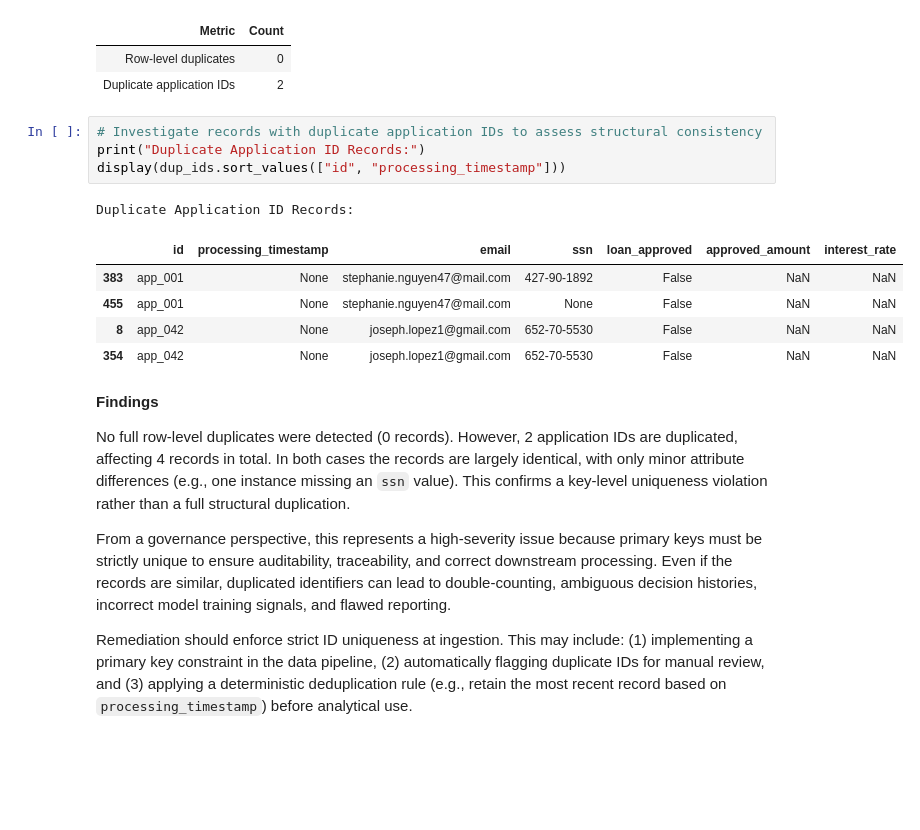
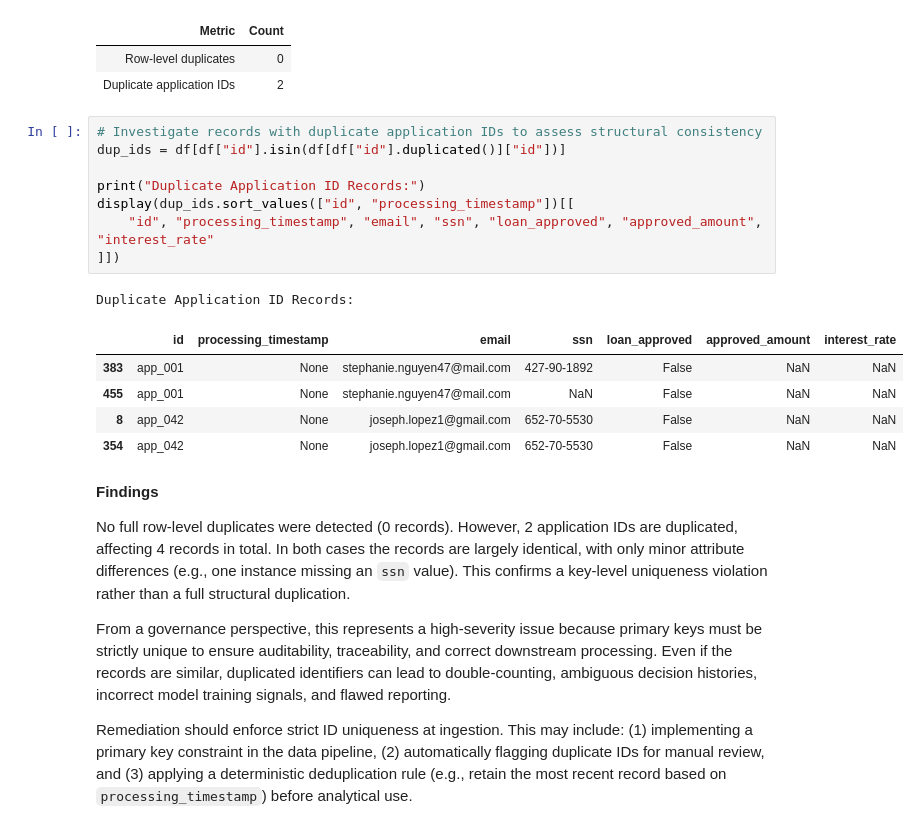
Before and after one commit to mchlkan/dego-2606-group3, a Jupyter notebook: notebooks/01-data-quality.ipynb, the cells around one changed output. Cells and saved outputs as stored; diff of their text form; blank space fills up the shorter version.

```diff
--- a/notebooks/01-data-quality.ipynb
+++ b/notebooks/01-data-quality.ipynb
@@ -572,17 +572,21 @@ Record Uniqueness Overview:
 | Metric | Count |
 | Row-level duplicates | 0 |
 | Duplicate application IDs | 2 |
-# %%
-# Investigate records with duplicate application IDs to assess structural consistency
-print("Duplicate Application ID Records:")
-display(dup_ids.sort_values(["id", "processing_timestamp"]))
-# %% [output]
-Duplicate Application ID Records:
-|  | id | processing_timestamp | email | ssn | loan_approved | approved_amount | interest_rate |
-| 383 | app_001 | None | stephanie.nguyen47@mail.com | 427-90-1892 | False | NaN | NaN |
-| 455 | app_001 | None | stephanie.nguyen47@mail.com | None | False | NaN | NaN |
-| 8 | app_042 | None | joseph.lopez1@gmail.com | 652-70-5530 | False | NaN | NaN |
-| 354 | app_042 | None | joseph.lopez1@gmail.com | 652-70-5530 | False | NaN | NaN |
+# %%
+# Investigate records with duplicate application IDs to assess structural consistency
+dup_ids = df[df["id"].isin(df[df["id"].duplicated()]["id"])]
+
+print("Duplicate Application ID Records:")
+display(dup_ids.sort_values(["id", "processing_timestamp"])[[
+    "id", "processing_timestamp", "email", "ssn", "loan_approved", "approved_amount", "interest_rate"
+]])
+# %% [output]
+Duplicate Application ID Records:
+|  | id | processing_timestamp | email | ssn | loan_approved | approved_amount | interest_rate |
+| 383 | app_001 | None | stephanie.nguyen47@mail.com | 427-90-1892 | False | NaN | NaN |
+| 455 | app_001 | None | stephanie.nguyen47@mail.com | NaN | False | NaN | NaN |
+| 8 | app_042 | None | joseph.lopez1@gmail.com | 652-70-5530 | False | NaN | NaN |
+| 354 | app_042 | None | joseph.lopez1@gmail.com | 652-70-5530 | False | NaN | NaN |
 # %% [markdown]
 **Findings**
 
```
Also changed, not shown: parts of 24 cells of this notebook.
